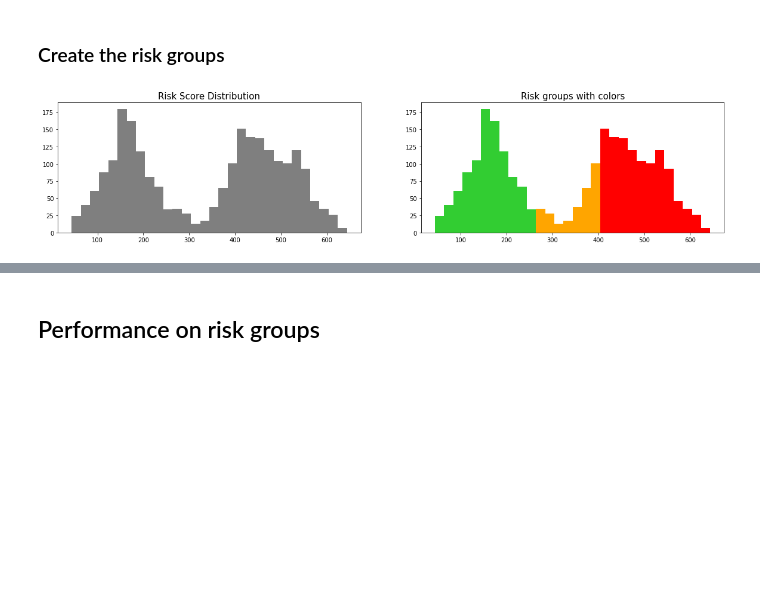
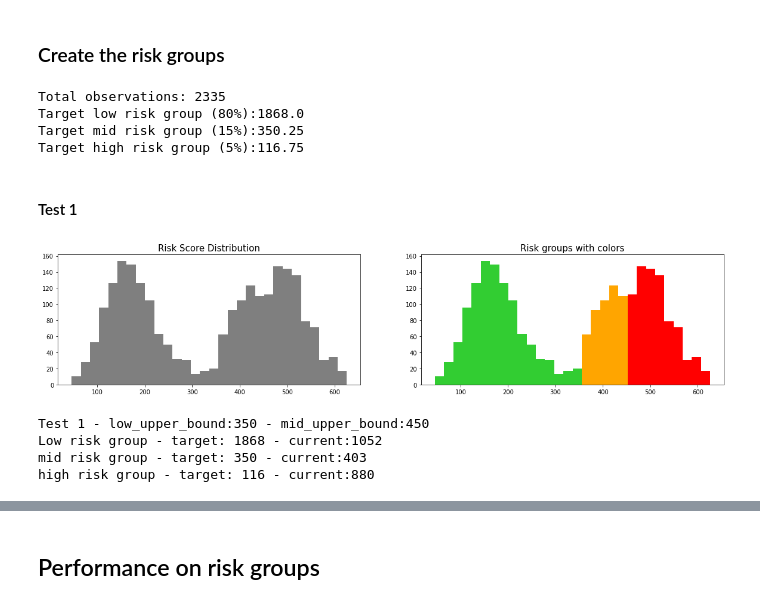
Before and after one commit to marcosmedvescig/thesis_survival_models_for_predicting_churn, a Jupyter notebook: apply_model.ipynb, the cells around one changed output, grey strips where cells are left out. Cells and saved outputs as stored; diff of their text form; code cells hidden in the pictures; blank space fills up the shorter version.

Commit message:
2020-07-19 update v2: minor adjustments to the risk groups

```diff
--- a/apply_model.ipynb
+++ b/apply_model.ipynb
@@ -116,14 +116,40 @@ model.fit(X_train, T_train, E_train,
 RandomSurvivalForestModel
 # %% [markdown]
 ### Create the risk groups
+# %%
+# Define targets
+
+print('Total observations: {}'.format(len(X_eval)))
+print('Target low risk group (80%):{}'.format(len(X_eval)*0.8))
+print('Target mid risk group (15%):{}'.format(len(X_eval)*0.15))
+print('Target high risk group (5%):{}'.format(len(X_eval)*0.05))
+# %% [output]
+Total observations: 2335
+Target low risk group (80%):1868.0
+Target mid risk group (15%):350.25
+Target high risk group (5%):116.75
+# %% [markdown]
+#### Test 1
 # %%
 from pysurvival.utils.display import create_risk_groups
 
-risk_groups = create_risk_groups(model=model, X=X_eval,
-    use_log = False, num_bins=30, figure_size=(20, 4),
-    low={'lower_bound':0, 'upper_bound':250, 'color':'limegreen'},
-    medium={'lower_bound':250, 'upper_bound':400,'color':'orange'},
-    high={'lower_bound':400, 'upper_bound':800,  'color':'red'}
-    )
+low_upper_bound = 350
+mid_upper_bound = 450
+
+risk_groups = create_risk_groups( model=model, X=X_eval,
+                                  use_log = False, num_bins=30, figure_size=(20, 4),
+                                  low={'lower_bound':0, 'upper_bound':low_upper_bound, 'color':'limegreen'},
+                                  medium={'lower_bound':low_upper_bound, 'upper_bound':mid_upper_bound,'color':'orange'},
+                                  high={'lower_bound':mid_upper_bound, 'upper_bound':800,  'color':'red'}
+                                  )
+
+print('Test 1 - low_upper_bound:{} - mid_upper_bound:{}'.format(low_upper_bound, mid_upper_bound))
+print('Low risk group - target: 1868 - current:{}'.format(len(risk_groups['low'][1])))
+print('mid risk group - target: 350 - current:{}'.format(len(risk_groups['medium'][1])))
+print('high risk group - target: 116 - current:{}'.format(len(risk_groups['high'][1])))
 # %% [output]
-[figure, old version]
+[figure, new version]
+Test 1 - low_upper_bound:350 - mid_upper_bound:450
+Low risk group - target: 1868 - current:1052
+mid risk group - target: 350 - current:403
+high risk group - target: 116 - current:880
```
Also changed, not shown: parts of 10 cells of this notebook.
